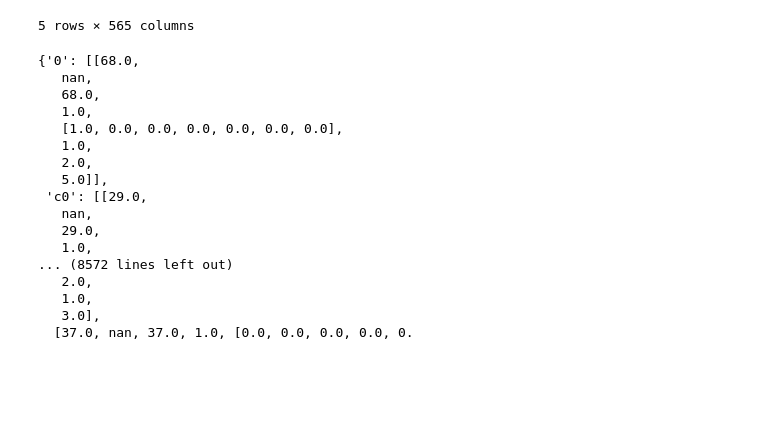
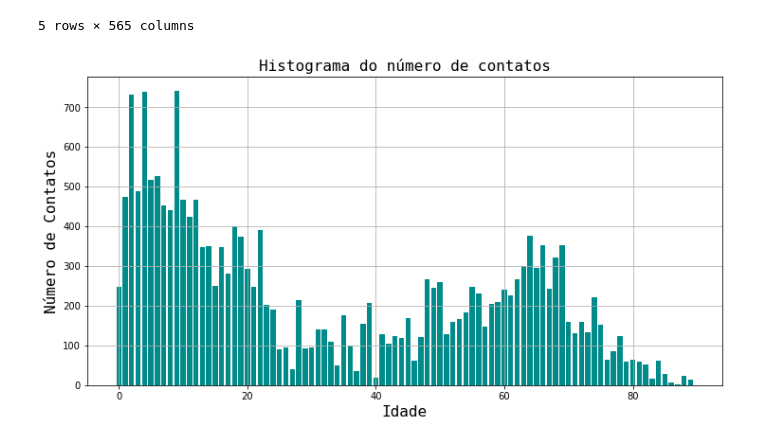
Before and after one commit to intcarlosmiguel/pesquisa_mestrado, a Jupyter notebook: main.ipynb, the cells around one changed output. Cells and saved outputs as stored; diff of their text form; code cells hidden in the pictures; blank space fills up the shorter version.

```diff
--- a/main.ipynb
+++ b/main.ipynb
@@ -13,6 +13,12 @@ contatos02 = pd.read_excel('./input/RawData_ComesF.xlsx',"Contatos02",index_col=
 # %%
 data = data.rename(columns={'enfant gardé chez assist. Mat.\nassistante maternelle ?': 'enfant gardé chez assist. Mat. assistante maternelle ?'})
 data = data.rename(columns={'enfant  gardé maison/en famille ?': 'enfant  gardé maison en famille ?'})
+
+contatos = contatos.rename(columns={ 'jour1mois1' : 'dia/mês'})
+contatos = contatos.rename(columns = {'Nombre de contacts saisis JOUR 1' : 'Número de Contatos'})
+
+contatos02 = contatos02.rename(columns={ 'jour2mois2' : 'dia/mês'})
+contatos02 = contatos02.rename(columns = {'Nombre de contacts saisis JOUR 2' : 'Número de Contatos'})
 # %%
 data.head()
 # %% [output]
@@ -88,0 +90,7 @@ writer.save()
+# %%
+writer = pd.ExcelWriter('./dados/questionario.xlsx')
+adultos["index"] = [i for i in range(adultos.index[-1]+1)]
+criancas["index"] = ['c'+str(i) for i in range(criancas.index[-1]+1)]
+adultos.to_excel(writer, sheet_name='adultos',index= False)
+criancas.to_excel(writer, sheet_name='criancas',index= False)
+writer.save()
@@ -113,23 +126,7 @@ with open('./dados/contatos_dia1.json', 'w') as f:
     json.dump(contacts, f)
 with open('./dados/contatos_dia2.json', 'w') as f:
     json.dump(contacts02, f)
-# %%
-contacts02
-# %% [output]
-{'0': [[68.0,
-   nan,
-   68.0,
-   1.0,
-   [1.0, 0.0, 0.0, 0.0, 0.0, 0.0, 0.0],
-   1.0,
-   2.0,
-   5.0]],
- 'c0': [[29.0,
-   nan,
-   29.0,
-   1.0,
-... (8572 lines left out)
-   2.0,
-   1.0,
-   3.0],
-  [37.0, nan, 37.0, 1.0, [0.0, 0.0, 0.0, 0.0, 0.
+# %%
+plot_contatos_idade(contacts,criancas,adultos,'idade_contatos')
+# %% [output]
+[figure, added]
```
Also changed, not shown: parts of 14 cells of this notebook, 12 other files.
